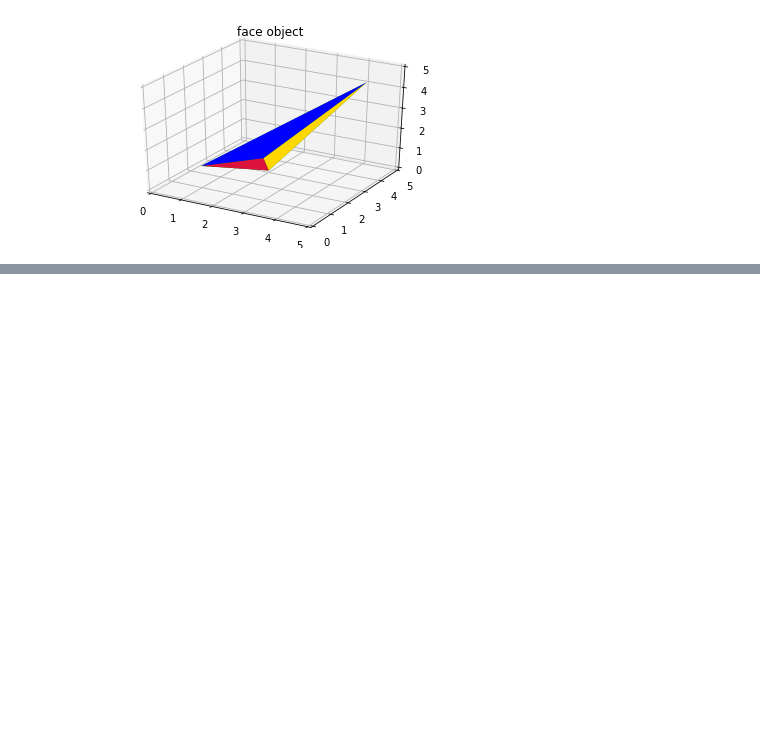
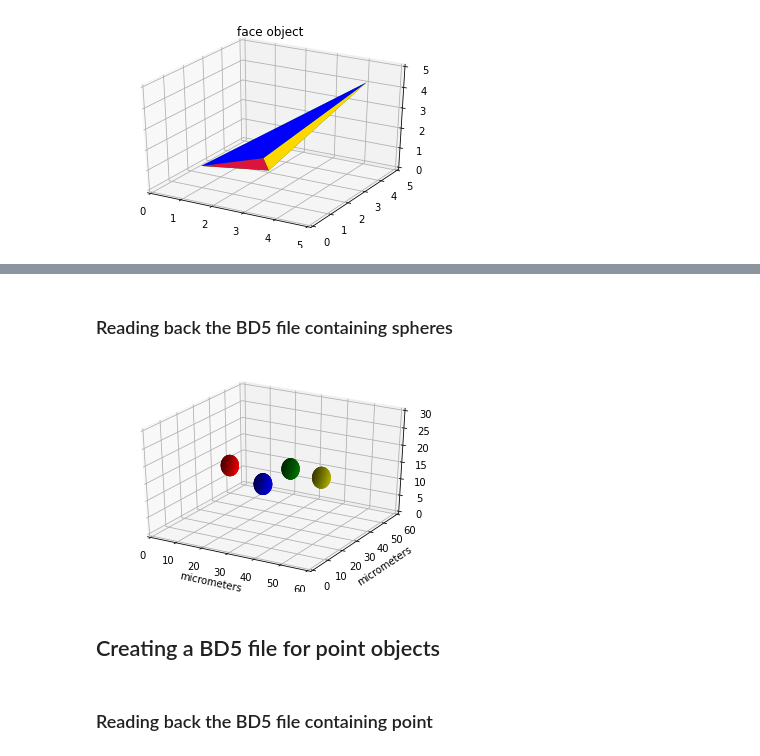
Before and after one commit to openssbd/BD5_samples, a Jupyter notebook: BD5write_numpy.ipynb, the cells around one changed output, grey strips where cells are left out. Cells and saved outputs as stored; diff of their text form; code cells hidden in the pictures; blank space fills up the shorter version.

Commit message:
updated BD5write_numpy with readback on Sphere, circle and point with bug fix

```diff
--- a/BD5write_numpy.ipynb
+++ b/BD5write_numpy.ipynb
@@ -321,3 +310,50 @@ bd5f.close()
+# %% [markdown]
+### Reading back the BD5 file containing spheres
+# %%
+bd5f1 = h5py.File("sample_sphere_numpy_bd5.h5", "r")
+
+scaleunit = bd5f1['/data/scaleUnit']
+
+object0 = bd5f1['/data/0/object/0']
+# %%
+import matplotlib.pyplot as plt
+# display the 3D plot as static
+%matplotlib inline
+
+# Create a sphere
+def sphere(r):
+    pi = np.pi
+    cos = np.cos
+    sin = np.sin
+    phi, theta = np.mgrid[0.0:pi:100j, 0.0:2.0*pi:100j]
+    x1 = r*sin(phi)*cos(theta)
+    y1 = r*sin(phi)*sin(theta)
+    z1 = r*cos(phi)
+    u = np.linspace(0, np.pi, 30)
+    v = np.linspace(0, 2*np.pi, 30)
+    return x1, y1, z1
+
+fig = plt.figure()
+ax = plt.axes(projection='3d')
+ax.set_xlim([0,60])
+ax.set_ylim([0,60])
+ax.set_zlim([0,30])
+plt.xlabel('micrometers')
+plt.ylabel('micrometers')
+
+j=0 # colour index
+colour = ['r', 'b', 'g', 'y']
+for i in object0:
+    radius = int(i['radius'])
+    xx, yy, zz = sphere(radius)
+    sph_obj = ax.plot_surface(xx+(i['x'] * scaleunit[0]['xScale']), yy+(i['y'] * scaleunit[0]['yScale']), zz+(i['z'] * scaleunit[0]['zScale']), color=colour[j])
+    ax.add_artist(sph_obj)
+    j=j+1 # change colour
+plt.show()
+# %% [output]
+[figure, added]
+# %% [markdown]
+## Creating a BD5 file for point objects
 # %%
 import h5py
 import numpy as np
@@ -354,3 +390,5 @@ objarr = np.array([[('000001', 0.0, 'sphere', 189.0, 251.0, 17.2, 'K')],
 
 object00 = bd5f.create_dataset('/data/0/object/0', data=objarr)
 bd5f.close()
+# %% [markdown]
+### Reading back the BD5 file containing point
```
Also changed, not shown: parts of 13 cells of this notebook, 6 other files.
